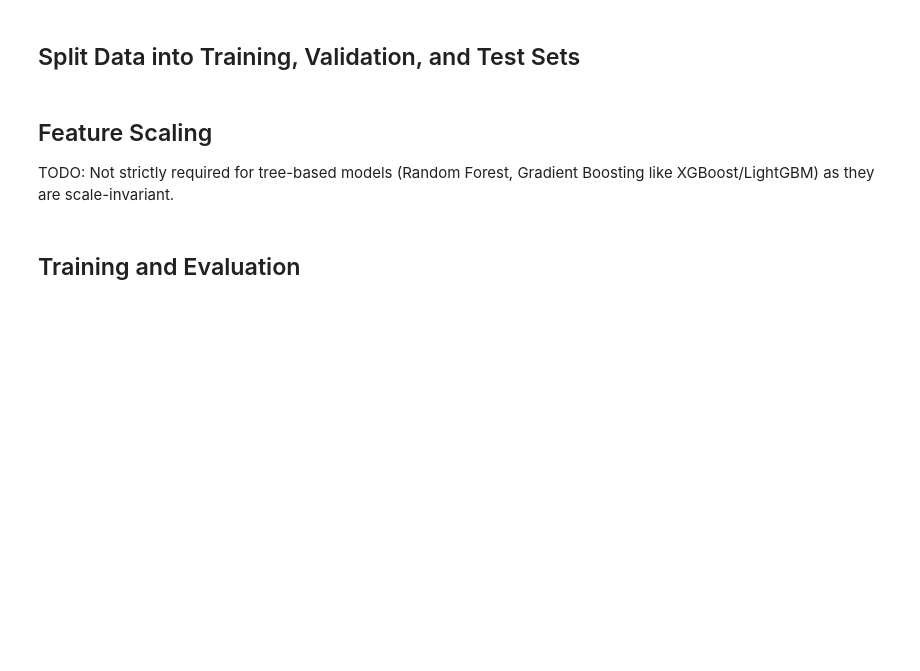
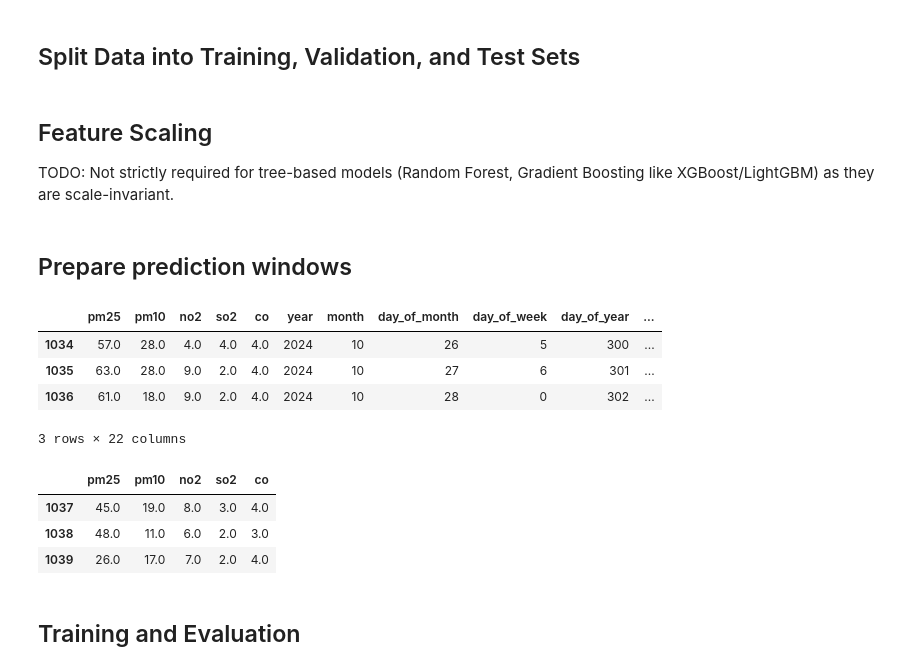
Before and after one commit to MartinRajniak/Air-Quality-Prediction, a Jupyter notebook: notebooks/air_quality_prediction.ipynb, the cells around one changed output. Saved outputs shown, nothing was run; the diff lists cells and outputs as text; code cells hidden in the pictures; blank space fills up the shorter version.

```diff
--- a/notebooks/air_quality_prediction.ipynb
+++ b/notebooks/air_quality_prediction.ipynb
@@ -308,16 +294,54 @@ train_df = merged_df.iloc[:train_size]
 val_df = merged_df.iloc[train_size : train_size + val_size]
 test_df = merged_df.iloc[train_size + val_size :]
 
-target = ["pm25", "pm10", "no2", "so2", "co"]
-features = [col for col in merged_df.columns if col not in target]
+target_columns = ["pm25", "pm10", "no2", "so2", "co"]
 
-X_train, y_train = train_df[features], train_df[target]
-X_val, y_val = val_df[features], val_df[target]
-X_test, y_test = test_df[features], test_df[target]
+# Since lagged target columns are used as input, let's keep whole DataFrame for X
+X_train, y_train = train_df, train_df[target_columns]
+X_val, y_val = val_df, val_df[target_columns]
+X_test, y_test = test_df, test_df[target_columns]
 # %% [markdown]
 ## Feature Scaling
 
 TODO:
 Not strictly required for tree-based models (Random Forest, Gradient Boosting like XGBoost/LightGBM) as they are scale-invariant.
+# %% [markdown]
+## Prepare prediction windows
+# %%
+def split_to_windows(X, y, window_size):
+    original_input_size = X.shape[0]
+
+    X_new = []
+    y_new = []
+    for i in range(original_input_size - window_size - window_size + 1):
+        X_window = X[i : i + window_size]
+        X_new.append(X_window)
+
+        y_window = y[i + window_size : i + window_size + window_size]
+        y_new.append(y_window)
+
+    return X_new, y_new
+# %%
+# Let's first keep X window and y window same size
+window_size = 3
+
+X_window_train, y_window_train = split_to_windows(X_train, y_train, window_size)
+X_window_val, y_window_val = split_to_windows(X_val, y_val, window_size)
+X_window_test, y_window_test = split_to_windows(X_test, y_test, window_size)
+# %%
+X_window_train[-1]
+# %% [output]
+|  | pm25 | pm10 | no2 | so2 | co | year | month | day_of_month | day_of_week | day_of_year | ... |
+| 1034 | 57.0 | 28.0 | 4.0 | 4.0 | 4.0 | 2024 | 10 | 26 | 5 | 300 | ... |
+| 1035 | 63.0 | 28.0 | 9.0 | 2.0 | 4.0 | 2024 | 10 | 27 | 6 | 301 | ... |
+| 1036 | 61.0 | 18.0 | 9.0 | 2.0 | 4.0 | 2024 | 10 | 28 | 0 | 302 | ... |
+3 rows × 22 columns
+# %%
+y_window_train[-1]
+# %% [output]
+|  | pm25 | pm10 | no2 | so2 | co |
+| 1037 | 45.0 | 19.0 | 8.0 | 3.0 | 4.0 |
+| 1038 | 48.0 | 11.0 | 6.0 | 2.0 | 3.0 |
+| 1039 | 26.0 | 17.0 | 7.0 | 2.0 | 4.0 |
 # %% [markdown]
 ## Training and Evaluation
```
Also changed, not shown: parts of 26 cells of this notebook.
